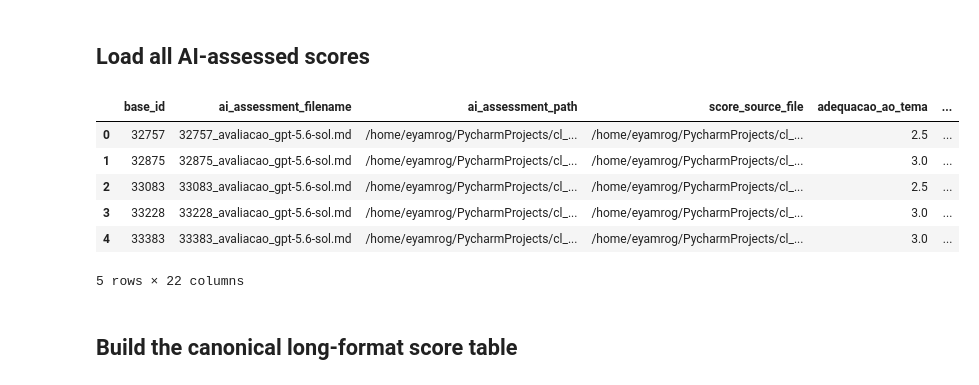
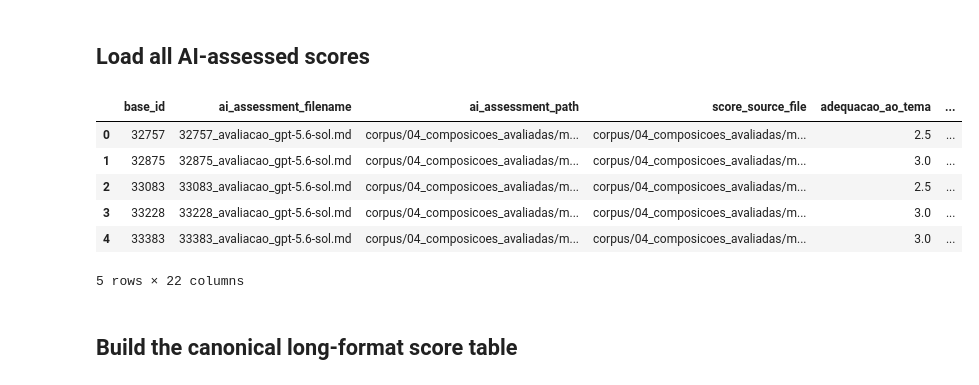
Before and after one commit to laelgelc/cl_st1_ednalvo, a Jupyter notebook: cl_st1_ph3_ednalvo/cl_st1_ph3_ednalvo_avaliacao_composicoes.ipynb, the cells around one changed output. Saved outputs shown, nothing was run; the diff lists cells and outputs as text; code cells hidden in the pictures.

```diff
--- a/cl_st1_ph3_ednalvo/cl_st1_ph3_ednalvo_avaliacao_composicoes.ipynb
+++ b/cl_st1_ph3_ednalvo/cl_st1_ph3_ednalvo_avaliacao_composicoes.ipynb
@@ -17,10 +68,10 @@ import pandas as pd
 import seaborn as sns
 import matplotlib.pyplot as plt
 
-PROJECT_DIR = Path("/home/eyamrog/PycharmProjects/cl_st1_ednalvo/cl_st1_ph3_ednalvo")
+PROJECT_DIR = PHASE_DIR
 
-ORIGINAL_SCORES_PATH = PROJECT_DIR / "corpus/00_fontes/composicoes_de_admissao_universitaria.tsv"
-AI_ASSESSMENTS_DIR = PROJECT_DIR / "corpus/04_composicoes_avaliadas"
+ORIGINAL_SCORES_PATH = PROJECT_DIR / "corpus" / "00_fontes" / "composicoes_de_admissao_universitaria.tsv"
+AI_ASSESSMENTS_DIR = PROJECT_DIR / "corpus" / "04_composicoes_avaliadas"
 SAS_DIR = PROJECT_DIR / "sas"
 
 SCORE_COLS = [
@@ -40,3 +91,6 @@ CANDIDATE_GROUP_ORDER = [
     "gemini_low_mirror",
     "gpt_low_mirror",
 ]
+# %%
+for path in [PROJECT_DIR, ORIGINAL_SCORES_PATH, AI_ASSESSMENTS_DIR, SAS_DIR]:
+    print(path, "OK" if path.exists() else "MISSING")
@@ -44,6 +103,18 @@ CANDIDATE_GROUP_ORDER = [
 ## Load and standardise human-assessed original scores
 # %%
 df_human_scores = pd.read_csv(ORIGINAL_SCORES_PATH, sep="\t")
+
+
+def portable_path_string(path_value: str | Path, base_dir: Path = PROJECT_DIR) -> str:
+    path = Path(path_value).expanduser()
+    if not path.is_absolute():
+        return path.as_posix()
+
+    try:
+        return path.resolve().relative_to(base_dir.resolve()).as_posix()
+    except ValueError:
+        return path.as_posix()
+
 
 df_human_scores["base_id"] = df_human_scores["inscricao"].astype(str)
 
@@ -63,7 +134,7 @@ df_human_scores["mirror_model"] = pd.NA
 
 df_human_scores["assessor_source"] = "human"
 df_human_scores["assessor_model"] = pd.NA
-df_human_scores["score_source_file"] = str(ORIGINAL_SCORES_PATH)
+df_human_scores["score_source_file"] = portable_path_string(ORIGINAL_SCORES_PATH)
 
 df_human_scores["composition_id"] = (
         df_human_scores["base_id"] + "_" + df_human_scores["candidate_group"]
@@ -74,6 +145,10 @@ df_human_scores = df_human_scores.rename(columns={
     "caminho_em_composicoes": "path",
 })
 
+df_human_scores["path"] = df_human_scores["path"].map(
+    lambda value: portable_path_string(value) if pd.notna(value) else value
+)
+
 for col in SCORE_COLS + [TOTAL_COL]:
     df_human_scores[col] = pd.to_numeric(df_human_scores[col], errors="coerce")
 
@@ -130,8 +205,8 @@ def parse_ai_assessment_file(path: Path) -> dict:
     row = {
         "base_id": str(base_id),
         "ai_assessment_filename": path.name,
-        "ai_assessment_path": str(path),
-        "score_source_file": str(path),
+        "ai_assessment_path": portable_path_string(path),
+        "score_source_file": portable_path_string(path),
     }
 
     for col, pattern in CRITERION_PATTERNS.items():
@@ -191,8 +266,14 @@ AI_GROUP_MAP = {
 
 
 def load_ai_assessment_folder(folder_name: str, assessor_model: str = "gpt-5.6-sol") -> pd.DataFrame:
+    if folder_name not in AI_GROUP_MAP:
+        raise ValueError(f"Unknown AI assessment folder: {folder_name}")
+
     folder = AI_ASSESSMENTS_DIR / folder_name
     files = sorted(folder.glob("*_avaliacao_*.md"))
+
+    if not files:
+        raise FileNotFoundError(f"No AI assessment files found in: {folder}")
 
     rows = [parse_ai_assessment_file(path) for path in files]
     df = pd.DataFrame(rows)
@@ -202,38 +283,38 @@ def load_ai_assessment_folder(folder_name: str, assessor_model: str = "gpt-5.6-s
         df[key] = value
 
     df["assessor_source"] = "gpt_ai"
     df["assessor_model"] = assessor_model
 
     df["composition_id"] = df["base_id"] + "_" + df["candidate_group"]
     df["filename"] = df["base_id"] + ".txt"
 
     for col in SCORE_COLS + [TOTAL_COL]:
         df[col] = pd.to_numeric(df[col], errors="coerce")
 
     df["score_sum_check"] = df[SCORE_COLS].sum(axis=1)
     df["score_residual"] = df[TOTAL_COL] - df["score_sum_check"]
 
     return df
 
 
 df_ai_scores = pd.concat(
     [
         load_ai_assessment_folder("maiores_notas"),
         load_ai_assessment_folder("menores_notas"),
         load_ai_assessment_folder("menores_notas_gemini"),
         load_ai_assessment_folder("menores_notas_gpt"),
     ],
     ignore_index=True,
 )
 
 df_ai_scores.head()
 # %% [output]
 |  | base_id | ai_assessment_filename | ai_assessment_path | score_source_file | adequacao_ao_tema | ... |
-| 0 | 32757 | 32757_avaliacao_gpt-5.6-sol.md | /home/eyamrog/PycharmProjects/cl_... | /home/eyamrog/PycharmProjects/cl_... | 2.5 | ... |
-| 1 | 32875 | 32875_avaliacao_gpt-5.6-sol.md | /home/eyamrog/PycharmProjects/cl_... | /home/eyamrog/PycharmProjects/cl_... | 3.0 | ... |
-| 2 | 33083 | 33083_avaliacao_gpt-5.6-sol.md | /home/eyamrog/PycharmProjects/cl_... | /home/eyamrog/PycharmProjects/cl_... | 2.5 | ... |
-| 3 | 33228 | 33228_avaliacao_gpt-5.6-sol.md | /home/eyamrog/PycharmProjects/cl_... | /home/eyamrog/PycharmProjects/cl_... | 3.0 | ... |
-| 4 | 33383 | 33383_avaliacao_gpt-5.6-sol.md | /home/eyamrog/PycharmProjects/cl_... | /home/eyamrog/PycharmProjects/cl_... | 3.0 | ... |
+| 0 | 32757 | 32757_avaliacao_gpt-5.6-sol.md | corpus/04_composicoes_avaliadas/m... | corpus/04_composicoes_avaliadas/m... | 2.5 | ... |
+| 1 | 32875 | 32875_avaliacao_gpt-5.6-sol.md | corpus/04_composicoes_avaliadas/m... | corpus/04_composicoes_avaliadas/m... | 3.0 | ... |
+| 2 | 33083 | 33083_avaliacao_gpt-5.6-sol.md | corpus/04_composicoes_avaliadas/m... | corpus/04_composicoes_avaliadas/m... | 2.5 | ... |
+| 3 | 33228 | 33228_avaliacao_gpt-5.6-sol.md | corpus/04_composicoes_avaliadas/m... | corpus/04_composicoes_avaliadas/m... | 3.0 | ... |
+| 4 | 33383 | 33383_avaliacao_gpt-5.6-sol.md | corpus/04_composicoes_avaliadas/m... | corpus/04_composicoes_avaliadas/m... | 3.0 | ... |
 5 rows × 22 columns
 # %% [markdown]
 ## Build the canonical long-format score table
```
Also changed, not shown: parts of 11 cells of this notebook, 10 other files.
